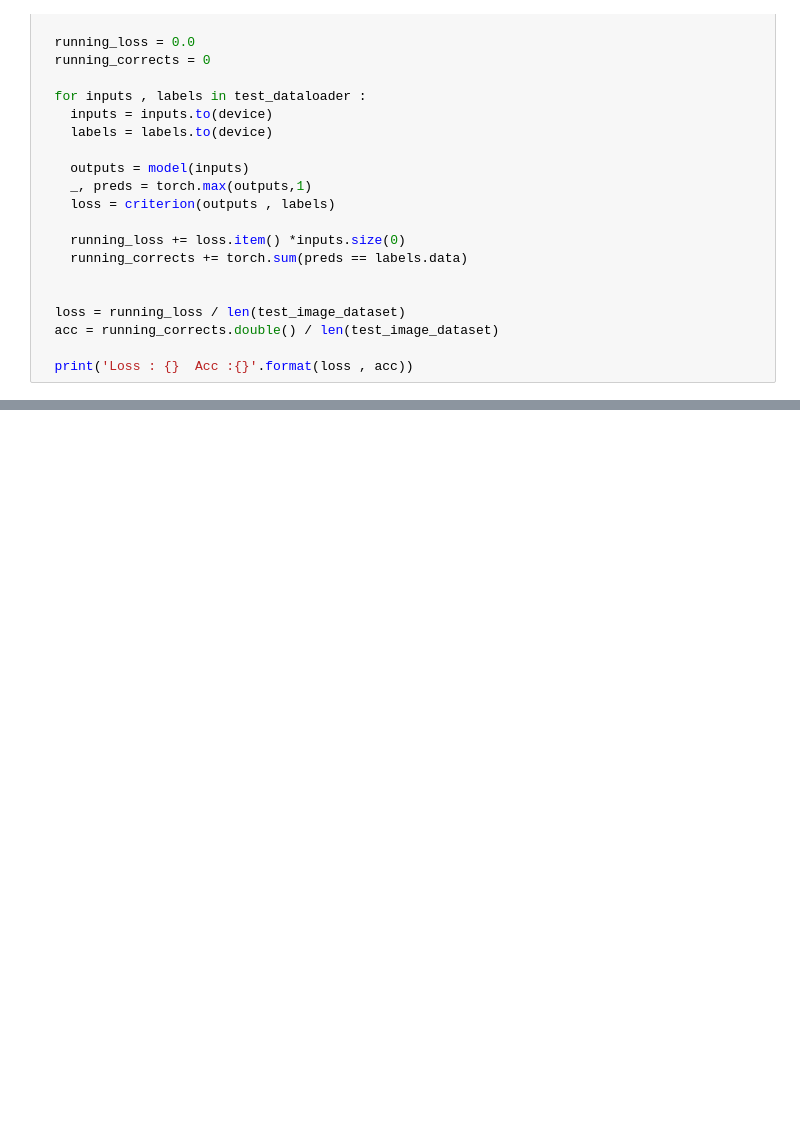
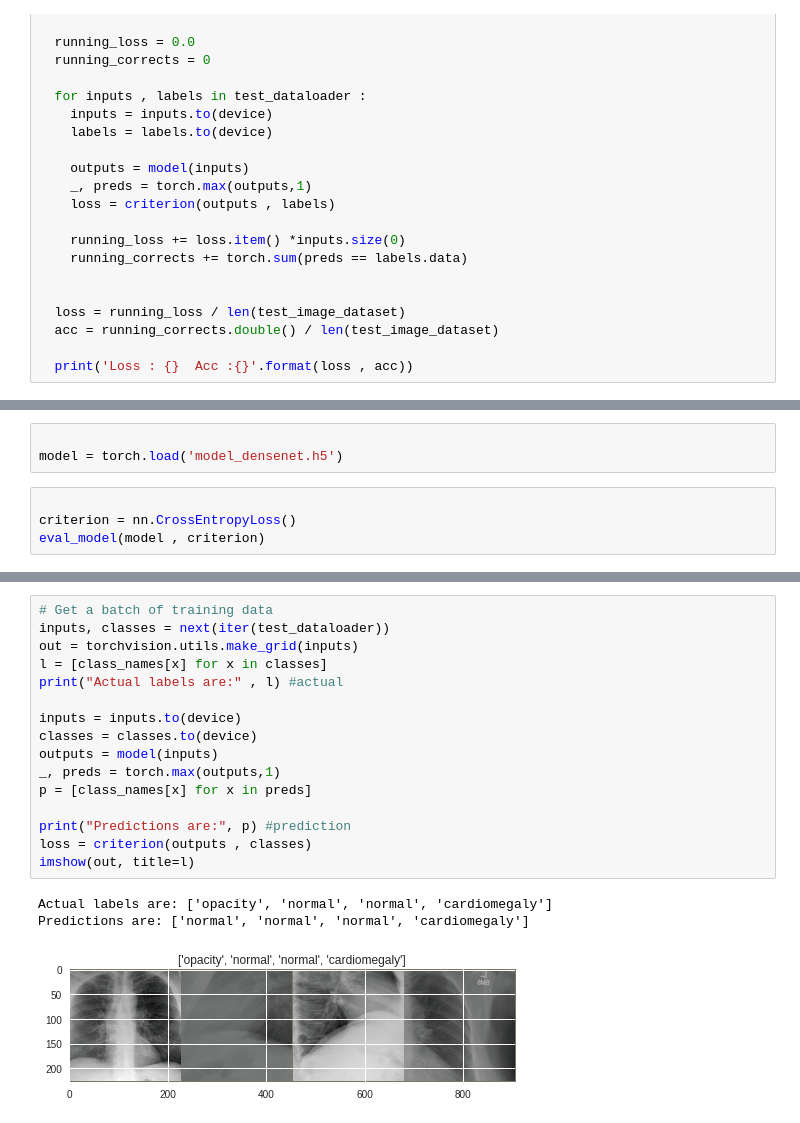
Before and after one commit to wikiviggy/Algorithm-Implementation-Using-Map-Reduce, a Jupyter notebook: chest_XRAY.ipynb, the cells around one changed output, grey strips where cells are left out. Drawn from its saved outputs; the diff is of its cells as text; blank space fills up the shorter version.

```diff
--- a/chest_XRAY.ipynb
+++ b/chest_XRAY.ipynb
@@ -339,0 +323,7 @@ preprocess = transforms.Compose([
+# %%
+
+model = torch.load('model_densenet.h5')
+# %%
+
+criterion = nn.CrossEntropyLoss()
+eval_model(model , criterion)
@@ -339,0 +332,20 @@ preprocess = transforms.Compose([
+# %%
+# Get a batch of training data
+inputs, classes = next(iter(test_dataloader))
+out = torchvision.utils.make_grid(inputs)
+l = [class_names[x] for x in classes]
+print("Actual labels are:" , l) #actual
+
+inputs = inputs.to(device)
+classes = classes.to(device)
+outputs = model(inputs)
+_, preds = torch.max(outputs,1)
+p = [class_names[x] for x in preds]
+
+print("Predictions are:", p) #prediction
+loss = criterion(outputs , classes)
+imshow(out, title=l)
+# %% [output]
+Actual labels are: ['opacity', 'normal', 'normal', 'cardiomegaly']
+Predictions are: ['normal', 'normal', 'normal', 'cardiomegaly']
+[figure, added]
```
Also changed, not shown: parts of 18 cells of this notebook.
